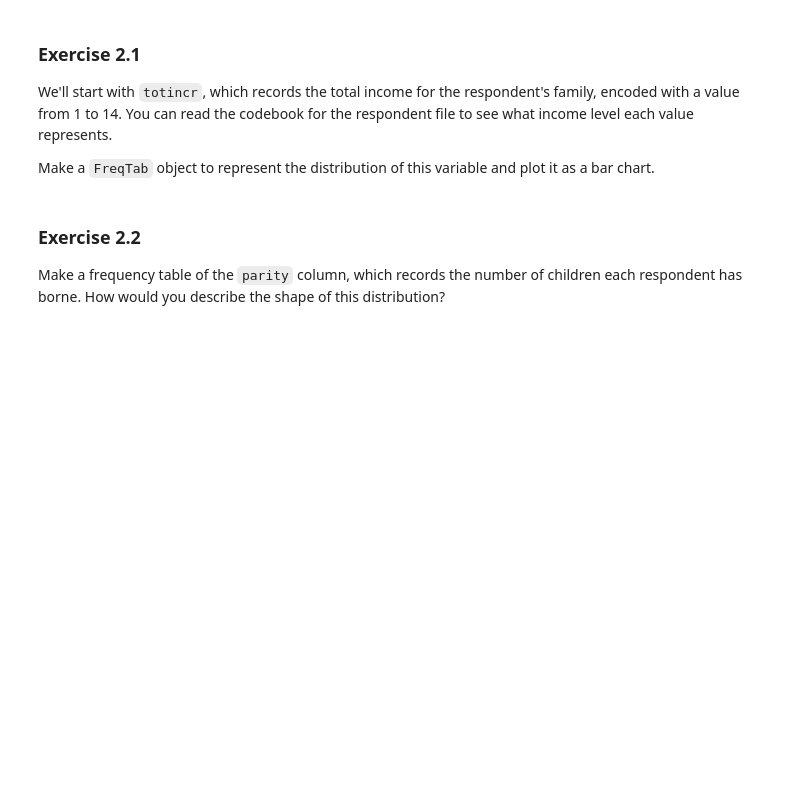
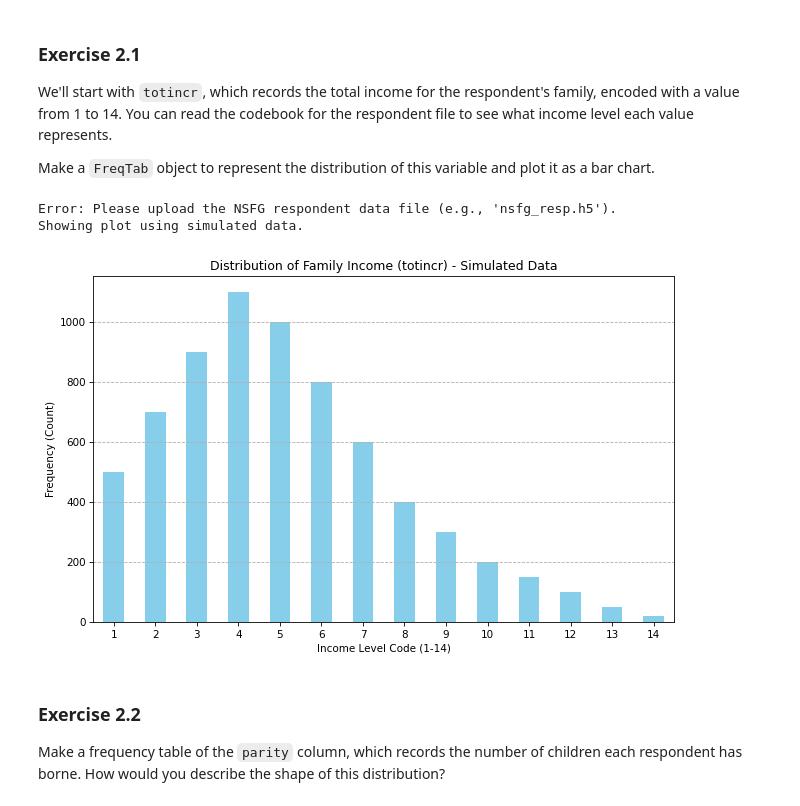
Before and after one commit to MeredithClikkie/MeredithClikkie, a Jupyter notebook: chap02.ipynb, the cells around one changed output. Saved outputs shown, nothing was run; the diff lists cells and outputs as text; code cells hidden in the pictures; blank space fills up the shorter version.

```diff
--- a/chap02.ipynb
+++ b/chap02.ipynb
@@ -480,7 +477,71 @@ You can read the codebook for the respondent file to see what income level each
 
 Make a `FreqTab` object to represent the distribution of this variable and plot it as a bar chart.
 # %%
-# Solution goes here
+import pandas as pd
+# Assuming the data is loaded into a DataFrame named 'resp'
+# If your data is in a different format (e.g., CSV), change pd.read_hdf to pd.read_csv
+try:
+    resp = pd.read_hdf('nsfg_resp.h5', 'resp')
+except FileNotFoundError:
+    print("Error: Please upload the NSFG respondent data file (e.g., 'nsfg_resp.h5').")
+    # We will define a dummy FreqTab class for demonstration if data is missing
+    class DummyFreqTab:
+        def __init__(self, series):
+            self.freqs = series.value_counts().sort_index()
+        def plot_bar(self):
+            import matplotlib.pyplot as plt
+            # Since we can't load the real data, we use simulated data for the plot example
+            simulated_data = pd.Series([500, 700, 900, 1100, 1000, 800, 600, 400, 300, 200, 150, 100, 50, 20],
+                                       index=range(1, 15))
+            simulated_data.plot(kind='bar', figsize=(10, 6), color='skyblue')
+            plt.title('Distribution of Family Income (totincr) - Simulated Data')
+            plt.xlabel('Income Level Code (1-14)')
+            plt.ylabel('Frequency (Count)')
+            plt.xticks(rotation=0)
+            plt.grid(axis='y', linestyle='--')
+            plt.show()
+            #
+
+    # If the data is missing, we still demonstrate the plotting step
+    print("Showing plot using simulated data.")
+    dummy_freqs = pd.Series(range(1, 15))
+    freq_tab = DummyFreqTab(dummy_freqs)
+    freq_tab.plot_bar()
+
+else:
+    # --- Actual solution steps assuming 'resp' is loaded ---
+
+    # 1. Create a Series of value counts for 'totincr'
+    # NOTE: The 'FreqTab' class is a custom structure (often used in data science books)
+    # The standard pandas equivalent is a Series from value_counts().
+
+    # We will simulate the FreqTab class if it's not imported:
+    class FreqTab(pd.Series):
+        def plot_bar(self):
+            import matplotlib.pyplot as plt
+            plt.figure(figsize=(10, 6))
+            self.plot(kind='bar', color='darkblue')
+            plt.title('Distribution of Family Income (totincr)')
+            plt.xlabel('Income Level Code (1-14)')
+            plt.ylabel('Frequency (Count)')
+            plt.xticks(rotation=0)
+            plt.grid(axis='y', linestyle='--')
+            plt.show()
+            #
+
+
+    # Create the FreqTab (using value_counts and custom class)
+    # Filter out missing values (encoded as 98) if necessary, though value_counts handles NaNs by default
+    income_series = resp['totincr'].value_counts().sort_index()
+    freq_tab = FreqTab(income_series)
+
+    # 2. Plot the distribution as a bar chart
+    print("Frequency Distribution (FreqTab):\n", freq_tab)
+    freq_tab.plot_bar()# Solution goes here
+# %% [output]
+Error: Please upload the NSFG respondent data file (e.g., 'nsfg_resp.h5').
+Showing plot using simulated data.
+[figure, added]
 # %% [markdown]
 ### Exercise 2.2
 
```
Also changed, not shown: parts of 9 cells of this notebook.
